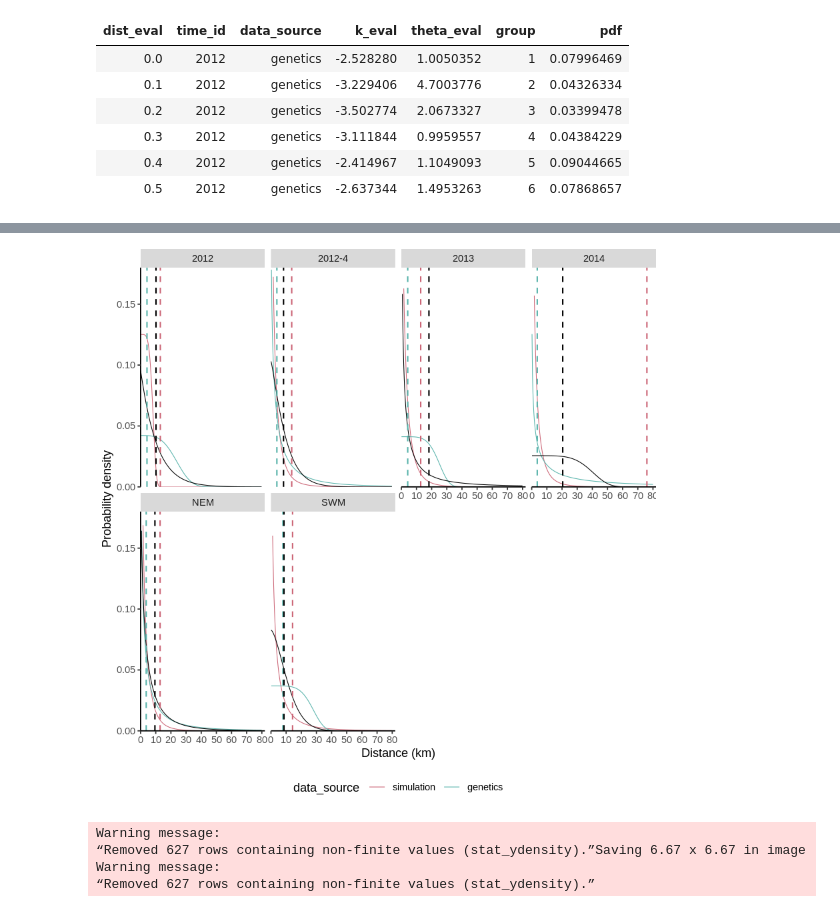
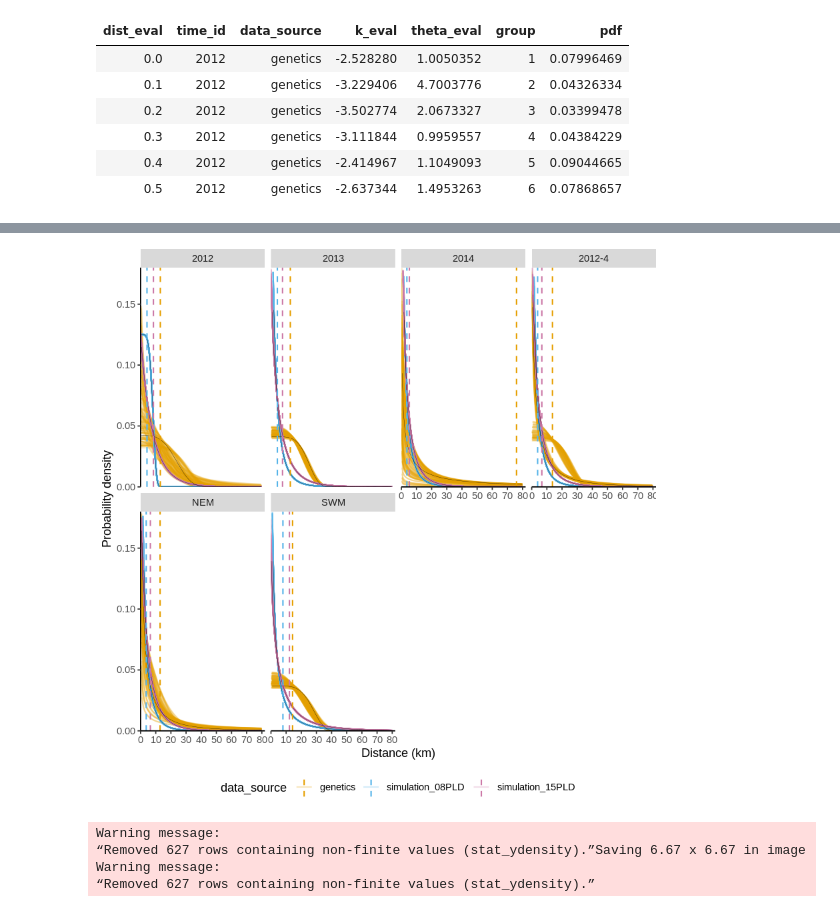
Before and after one commit to pinskylab/CamotesROMS, a Jupyter notebook: notebooks/process_ROMS_kernels.ipynb, the cells around one changed output, grey strips where cells are left out. Saved outputs shown, nothing was run; the diff lists cells and outputs as text; code cells hidden in the pictures.

```diff
--- a/notebooks/process_ROMS_kernels.ipynb
+++ b/notebooks/process_ROMS_kernels.ipynb
@@ -154,13 +188,15 @@ GenPlusSimKernels95CIUpper <- GenPlusSimKernels95CI[k_eval >= best_k & theta_eva
 
 GenPlusSimKernels95CISummary <- unique(GenPlusSimKernels95CILower[GenPlusSimKernels95CIUpper, on=.(time_id, data_source)], by= c("time_id", "data_source"))
 
-GenSummary <- GenPlusSimKernels95CISummary[GenKernels, on=.(time_id, data_source)][, `:=`(k=round(k, 3), theta=round(theta, 3), lower_k=round(lower_k, 3), upper_k=round(upper_k, 3), lower_theta=round(lower_theta, 3), upper_theta=round(upper_theta, 2))][]
-SimSummary <- GenPlusSimKernels95CISummary[SimKernels, on=.(time_id, data_source)][, `:=`(k=round(k, 3), theta=round(theta, 3), lower_k=round(lower_k, 3), upper_k=round(upper_k, 3), lower_theta=round(lower_theta, 3), upper_theta=round(upper_theta, 2))][]
+GenSummary <- GenPlusSimKernels95CISummary[GenKernels, on=.(time_id, data_source)][, `:=`(k=round(k, 3), theta=round(theta, 3), lower_k=round(lower_k, 3), upper_k=round(upper_k, 3), lower_theta=round(lower_theta, 3), upper_theta=round(upper_theta, 3))][]
+SimSummary <- GenPlusSimKernels95CISummary[SimKernels, on=.(time_id, data_source)][, `:=`(k=round(k, 3), theta=round(theta, 3), lower_k=round(lower_k, 3), upper_k=round(upper_k, 3), lower_theta=round(lower_theta, 3), upper_theta=round(upper_theta, 3))][]
+SimSummary15PLD <- GenPlusSimKernels95CISummary[SimKernels15PLD, on=.(time_id, data_source)][, `:=`(k=round(k, 3), theta=round(theta, 3), lower_k=round(lower_k, 3), upper_k=round(upper_k, 3), lower_theta=round(lower_theta, 3), upper_theta=round(upper_theta, 3))][]
 
 SimSummary[k < lower_k | k > upper_k | theta < lower_theta | theta > upper_theta] #check for errors in the CI
+SimSummary15PLD[k < lower_k | k > upper_k | theta < lower_theta | theta > upper_theta] #check for errors in the CI
 GenSummary[k < lower_k | k > upper_k | theta < lower_theta | theta > upper_theta] #check for errors in the CI
 
-KernelFittingSummary <- rbind(SimSummary, GenSummary)[, -"log_like"]
+KernelFittingSummary <- rbindlist(list(SimSummary, SimSummary15PLD, GenSummary))[, -"log_like"]
 KernelFittingSummary[, `:=`(upper_mdd=round(mean_disp_dist(k = lower_k, theta=lower_theta), 2),
                             lower_mdd=round(mean_disp_dist(k = upper_k, theta=upper_theta), 2),
                             upper_med=round(nleqslv(x = 7, fn = cdf_solve, k=lower_k, theta=lower_theta)$x, 2),
@@ -170,7 +206,7 @@ KernelFittingSummary[, `:=`(upper_mdd=round(mean_disp_dist(k = lower_k, theta=lo
                       by=c("time_id", "data_source")]
 setcolorder(KernelFittingSummary, c("data_source", "time_scale", "time_id", "lower_k", "k", "upper_k", "lower_theta", "theta", "upper_theta", "lower_mdd", "mdd", "upper_mdd", "lower_med", "med", "upper_med", "lower_dist90", "dist90", "upper_dist90"))
 KernelFittingSummary
-#fwrite(KernelFittingSummary, "~/oceanography/script_output/KernelFits/KernelFittingSummary.csv")
+#fwrite(KernelFittingSummary, "~/oceanography/script_output/KernelFits/KernelFittingSummaryBothPLDOptions.csv")
 # %% [output]
 | time_id | data_source | lower_k | lower_theta | upper_k | upper_theta | time_scale | k | theta | mdd | ... |
 | time_id | data_source | lower_k | lower_theta | upper_k | upper_theta | time_scale | k | theta | mdd | ... |
@@ -220,6 +267,10 @@ sample estimates:
 GenPlusSimKernels95CI$time_id <- factor(GenPlusSimKernels95CI$time_id, levels=c("2012", "2013", "2014", "2012-4", "NEM", "SWM"))
 KernelFittingSummary$time_id <- factor(KernelFittingSummary$time_id, levels=c("2012", "2013", "2014", "2012-4", "NEM", "SWM"))
 #PubKernels$time_id <- factor(PubKernels$time_id, levels=c("2012", "2013", "2014", "2012-4", "NEM", "SWM"))
+GenPlusSimKernels95CI$data_source <- factor(GenPlusSimKernels95CI$data_source, levels=c("genetics", "simulation_08PLD", "simulation_15PLD"))
+KernelFittingSummary$data_source <- factor(KernelFittingSummary$data_source, levels=c("genetics", "simulation_08PLD", "simulation_15PLD"))
+
+cbbPalette <- c("#E69F00", "#56B4E9", "#CC79A7")#, #"#F0E442","#009E73" "#0072B2", "#D55E00", "#CC79A7")
 
 surface <- ggplot() +
         geom_point(data=GenPlusSimKernels95CI[, .SD[sample(.N, 1000, prob=max(log_like)/log_like)], by = c("time_id", "data_source")], aes(x=k_eval, y=theta_eval, color=data_source, fill=data_source)) +
@@ -233,8 +284,10 @@ surface <- ggplot() +
         axis.title.x =  element_text(size=14, color="black", family="Helvetica")) +
         xlab("k") + ylab(expression(theta)) +
         theme_bw() +
+        scale_colour_manual(values=cbbPalette)+
+        scale_fill_manual(values=cbbPalette)+
         facet_wrap(~ time_id, ncol = 4)
 #surface_grid <- surface +facet_grid(cols=vars(time_id), fig.width=6)
 surface
-#ggsave(filename="SurfaceGridWithPubKernels.png",  plot=surface, path="~/oceanography/script_output/plots/", units="in", width=8, height=6)
+#ggsave(filename="SurfaceGridBothPLDOptions.png",  plot=surface, path="~/oceanography/script_output/plots/", units="in", width=8, height=6)
 # %% [output]
@@ -279,14 +332,16 @@ KernelFittingSummary$time_id <- factor(KernelFittingSummary$time_id, levels=c("2
 #PubBestFits$time_id <- factor(PubBestFits$time_id, levels=c("2012", "2013", "2014", "2012-4", "NEM", "SWM"))
 
 #fix the levels for data source so colors are consistent between graphs
-ToPlot$data_source <- factor(ToPlot$data_source, levels=c("simulation", "genetics"))
-BestFits$data_source <- factor(BestFits$data_source, levels=c("simulation", "genetics"))
-KernelFittingSummary$data_source <- factor(KernelFittingSummary$data_source, levels=c("simulation", "genetics"))
+ToPlot$data_source <- factor(ToPlot$data_source, levels=c("genetics", "simulation_08PLD", "simulation_15PLD"))
+BestFits$data_source <- factor(BestFits$data_source, levels=c("genetics", "simulation_08PLD", "simulation_15PLD"))
+KernelFittingSummary$data_source <- factor(KernelFittingSummary$data_source, levels=c("genetics", "simulation_08PLD", "simulation_15PLD"))
+
+cbbPalette <- c("#E69F00", "#56B4E9", "#CC79A7")#, #"#F0E442","#009E73" "#0072B2", "#D55E00", "#CC79A7")
 
 kernels <- ggplot() +
-    #geom_line(data= ToPlot, aes(x=dist_eval, y=pdf, color=data_source, group=group), size=.6, alpha=0.25)+
-    #geom_line(data=BestFits, aes(x=dist_eval, y=pdf, group=group), color="black", size=0.1) +
-    geom_line(data=BestFits, aes(x=dist_eval, y=pdf, color=data_source, group=group), size=0.3) + #for pub kernels plot
+    geom_line(data= ToPlot, aes(x=dist_eval, y=pdf, color=data_source, group=group), size=.6, alpha=0.25)+
+    geom_line(data=BestFits, aes(x=dist_eval, y=pdf, group=group), color="black", size=0.1) +
+    #geom_line(data=BestFits, aes(x=dist_eval, y=pdf, color=data_source, group=group), size=0.3) + #for pub kernels plot
     #geom_line(data=PubBestFits, aes(x=dist_eval, y=pdf, group=group), color="black", size=0.3) +  #for pub kernels plot
       #geom_area(data=kernel15, aes(x=dist, y=norm_pdf, fill=as.factor(median)), alpha=0.1)+
     #annotate("text", x =Inf, y = 0.17, vjust=1, hjust=1, label = "2014", size=6)+#8 for publication, 15 for presentation, fontface="bold", col="deepskyblue2") + #for 15 year  fontface="bold", col="deepskyblue2"
@@ -294,9 +349,9 @@ kernels <- ggplot() +
     ##scale_fill_manual(values= c("whitesmoke", "cadetblue3")) +
     ##scale_color_manual(values= c("whitesmoke", "cadetblue3")) +
     #geom_line(color="black", size=.6) +
-    geom_vline(data=KernelFittingSummary[data_source=="genetics"], aes(xintercept = mdd), linetype="dashed", color = "#CC6677", size=0.6) +
-    geom_vline(data=KernelFittingSummary[data_source=="simulation"], aes(xintercept = mdd), linetype="dashed", color = "#5ab4ac", size=0.6) +
-    geom_vline(data=PubKernels, aes(xintercept = mdd), linetype="dashed", color = "black", size=0.6) +  #for pub kernels plot
+    geom_vline(data=KernelFittingSummary, aes(xintercept = mdd, color = data_source), linetype="dashed", size=0.6) +
+    #geom_vline(data=KernelFittingSummary[data_source=="simulation"], aes(xintercept = mdd), linetype="dashed", color = "#5ab4ac", size=0.6) +
+    #geom_vline(data=PubKernels, aes(xintercept = mdd), linetype="dashed", color = "black", size=0.6) +  #for pub kernels plot
     theme(legend.position = "bottom",
     legend.key=element_blank(),
     #axis.title.y=element_blank(),
@@ -314,13 +369,15 @@ kernels <- ggplot() +
     #guides(fill=FALSE)+
     scale_x_continuous(limits = c(0,82), expand = c(0, 0), breaks=c(seq(0, 80, 10))) +
     scale_y_continuous(expand = c(0,0), limits = c(0,.18)) +
-    scale_colour_manual(name = "data_source",values = c("#CC6677","#5ab4ac"))+
+    #scale_colour_manual(name = "data_source",values = c("#CC6677","#5ab4ac"))+
+        scale_colour_manual(values=cbbPalette)+
+        scale_fill_manual(values=cbbPalette)+
         facet_wrap(~ time_id, ncol = 4)
 kernels
 #Facet <- test + facet_grid(.~time_id) +
 #  theme(aspect.ratio = 1) #+ ggtitle("2014 Simulations, red line genetics")
 #Facet
 
-#ggsave(filename="GenPlusSimKernelsWithPubKernels.png", plot= kernels, path="~/oceanography/script_output/plots/" )
+#ggsave(filename="GenPlusSimKernelsBothPLDOptions.png", plot= kernels, path="~/oceanography/script_output/plots/" )
 # %% [output]
 Warning message:
@@ -332,4 +389,4 @@ Warning message:
-[figure, old version]
+[figure, new version]
 # %%
 #panel plot of the metrics of interest
 cbbPalette <- c("#000000", "#E69F00", "#56B4E9", "#009E73", "#F0E442", "#0072B2", "#D55E00", "#CC79A7")
```
Also changed, not shown: parts of 32 cells of this notebook, 3 other files.
